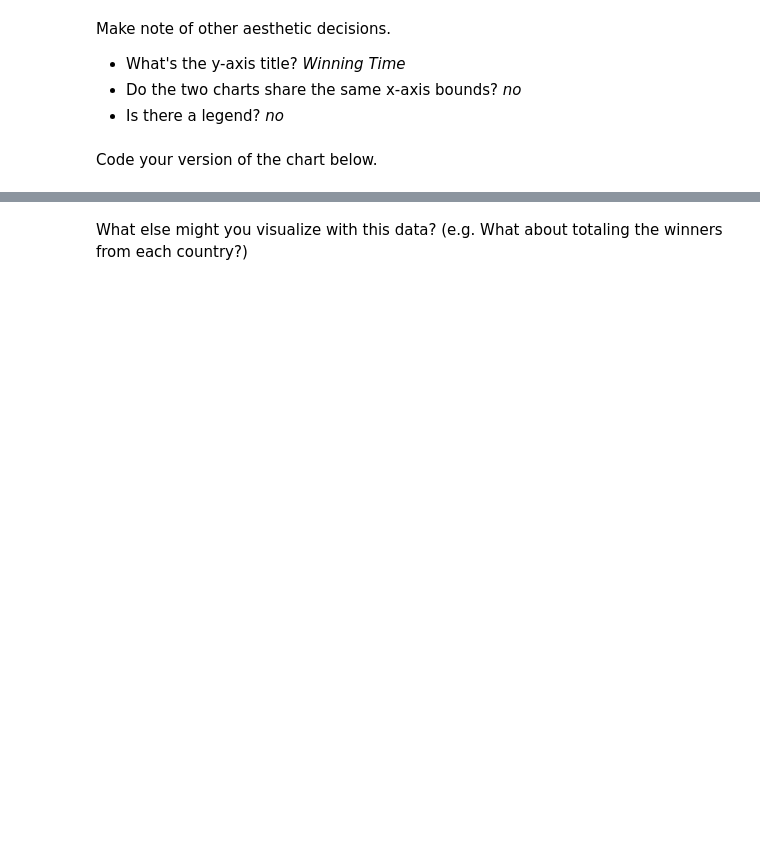
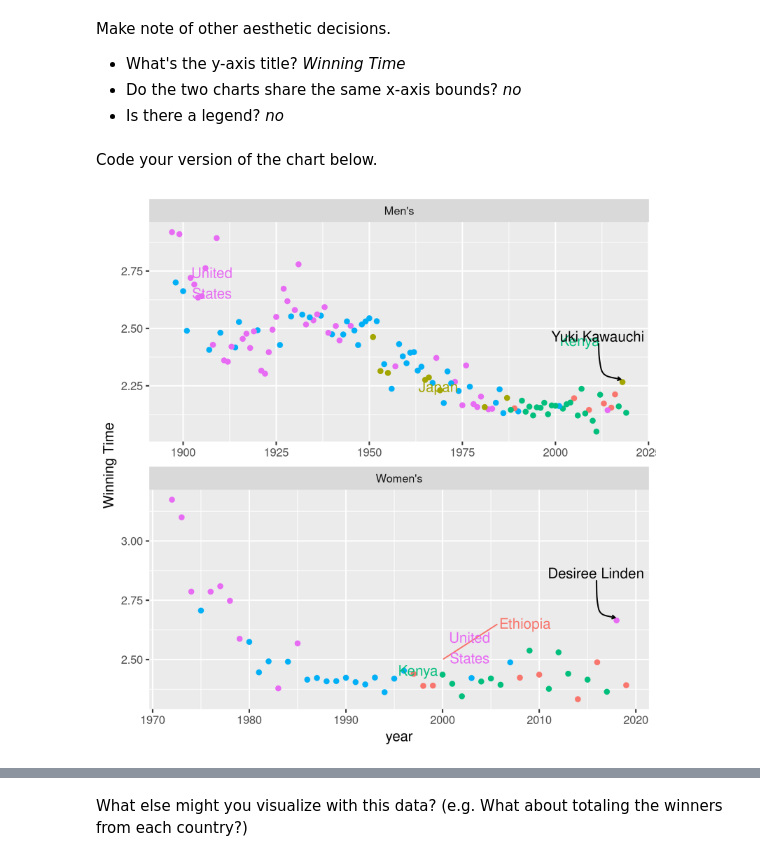
Before and after one commit to mbhatip/BIOS512-1, a Jupyter notebook: in-class-exercises/07/07_marathon_figure.ipynb, the cells around one changed output, grey strips where cells are left out. Saved outputs shown, nothing was run; the diff lists cells and outputs as text; code cells hidden in the pictures; blank space fills up the shorter version.

```diff
--- a/in-class-exercises/07/07_marathon_figure.ipynb
+++ b/in-class-exercises/07/07_marathon_figure.ipynb
@@ -83,3 +85,49 @@ Make note of other aesthetic decisions.
 - Is there a legend? *no*
 # %% [markdown]
 Code your version of the chart below.
+# %%
+country_label = data.frame(
+    country.simple = c('United States', 'United States',
+                       'Kenya', 'Kenya',
+                       'Ethiopia',
+                       'Japan'),
+    display = c('United\nStates', 'United\nStates',
+                       'Kenya', 'Kenya',
+                       'Ethiopia',
+                       'Japan'),
+    MF = c('Men\'s', 'Women\'s', 'Men\'s', 'Women\'s', 'Women\'s', 'Men\'s'),
+    year = c(1915,2000,2000,2000,2000,1962),
+    race.time = c(2.75, 2.5, 2.4, 2.5, 2.5, 2.2)
+    )
+# %%
+p = ggplot(df.marathon, aes(x = year, y = race.time, color = country.simple, label = name))
+
+p = p + geom_point()
+
+
+p = p + geom_text_repel(data = country_label,
+                        nudge_y = 0,
+                        nudge_x = 0,
+                        mapping = aes(label = display)
+                       )
+
+p = p + geom_text_repel(data = df.marathon %>% filter(year == 2018),
+                        nudge_y = .2,
+                        nudge_x = -1,
+                        segment.curvature = .667,
+                        segment.ncp = 1,
+                        color = "black",
+                        arrow = arrow(length = unit(.015, "npc")),
+                        point.padding = .5
+                       )
+
+
+p = p + facet_wrap(~MF, scales = 'free', ncol = 1)
+
+p = p + labs(y = "Winning Time")
+
+# p = p + scale_x_continuous(labels = time)
+p = p + theme(legend.position = 'none')
+p
+# %% [output]
+[figure, added]
```
Also changed, not shown: parts of 3 cells of this notebook, 3 other files.
